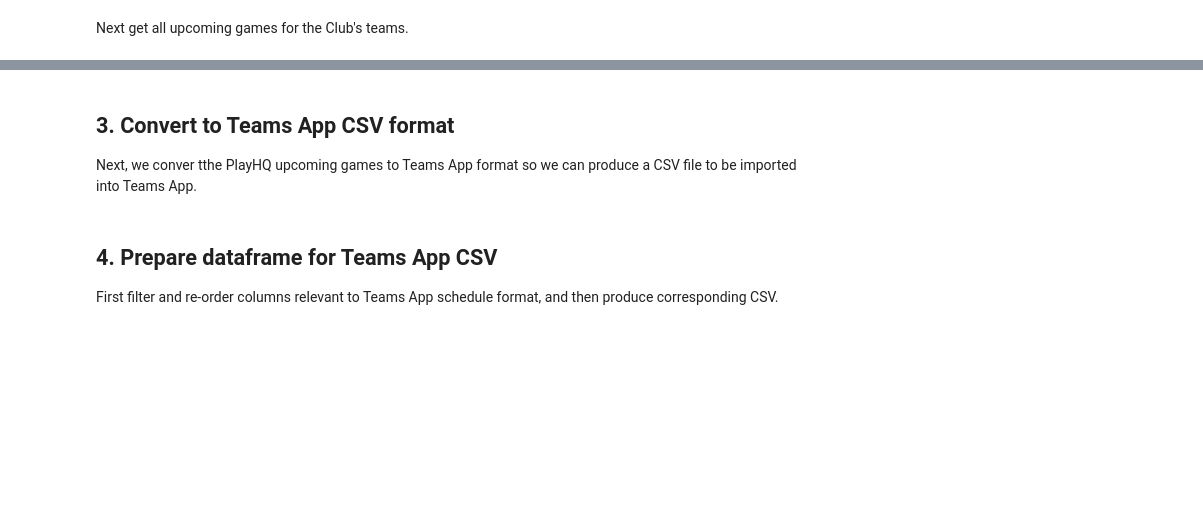
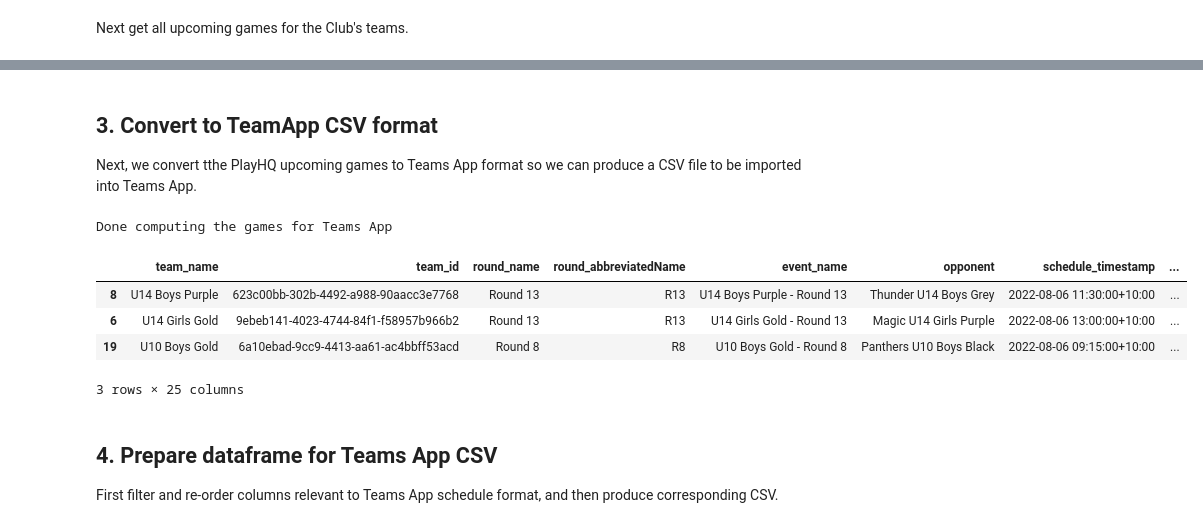
Before and after one commit to ssardina/tapp-fixture, a Jupyter notebook: playhq_scrape.ipynb, the cells around one changed output, grey strips where cells are left out. Cells and saved outputs as stored; diff of their text form; code cells hidden in the pictures; blank space fills up the shorter version.

```diff
--- a/playhq_scrape.ipynb
+++ b/playhq_scrape.ipynb
@@ -168,11 +150,18 @@ print(f'Games extracted for rounds {game_rounds} on date: {game_date.strftime("%
 # %% [markdown]
-## 3. Convert to Teams App CSV format
+## 3. Convert to TeamApp CSV format
 
-Next, we conver tthe PlayHQ upcoming games to Teams App format so we can produce a CSV file to be imported into Teams App.
+Next, we convert tthe PlayHQ upcoming games to Teams App format so we can produce a CSV file to be imported into Teams App.
 # %%
 games_tapps_df = phq.to_teamsapp_schedule(upcoming_games_df, desc_template=DESC_TAPP)
 print("Done computing the games for Teams App")
-games_tapps_df
+games_tapps_df.sample(3)
+# %% [output]
+Done computing the games for Teams App
+|  | team_name | team_id | round_name | round_abbreviatedName | event_name | opponent | schedule_timestamp | ... |
+| 8 | U14 Boys Purple | 623c00bb-302b-4492-a988-90aacc3e7768 | Round 13 | R13 | U14 Boys Purple - Round 13 | Thunder U14 Boys Grey | 2022-08-06 11:30:00+10:00 | ... |
+| 6 | U14 Girls Gold | 9ebeb141-4023-4744-84f1-f58957b966b2 | Round 13 | R13 | U14 Girls Gold - Round 13 | Magic U14 Girls Purple | 2022-08-06 13:00:00+10:00 | ... |
+| 19 | U10 Boys Gold | 6a10ebad-9cc9-4413-aa61-ac4bbff53acd | Round 8 | R8 | U10 Boys Gold - Round 8 | Panthers U10 Boys Black | 2022-08-06 09:15:00+10:00 | ... |
+3 rows × 25 columns
 # %% [markdown]
 ## 4. Prepare dataframe for Teams App CSV
 
```
Also changed, not shown: parts of 17 cells of this notebook, 1 other file.
